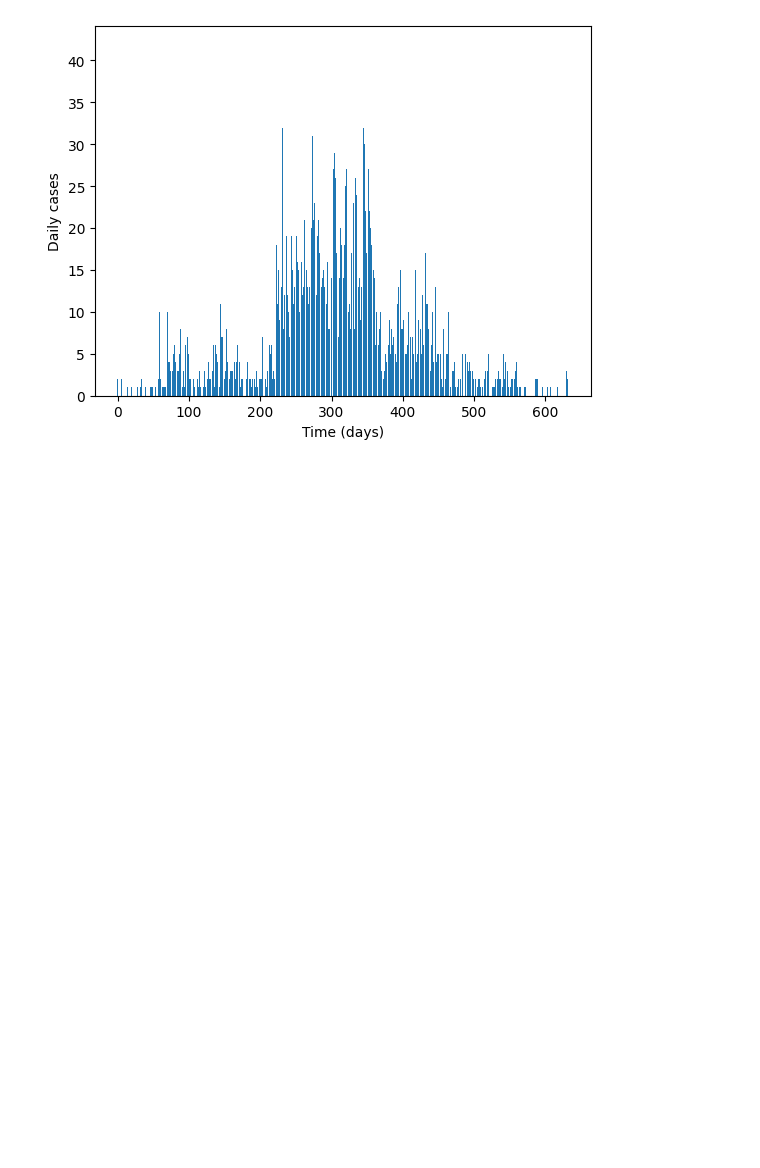
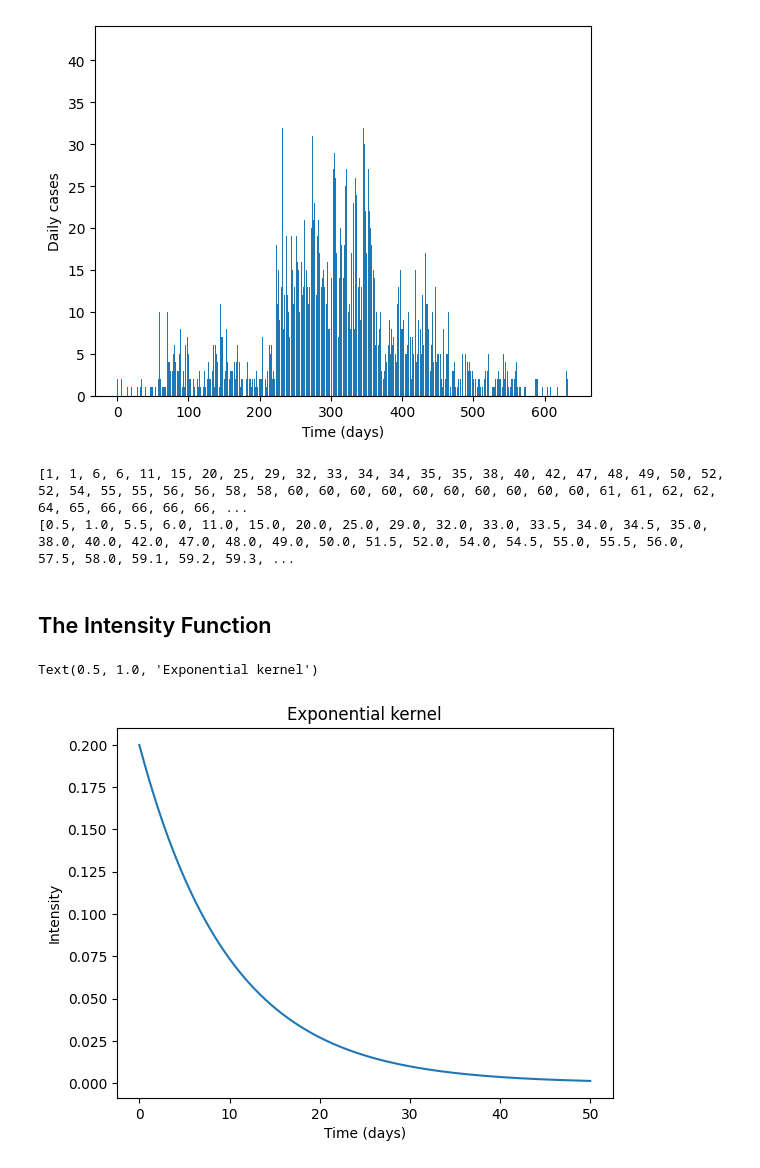
Before and after one commit to FormulaRabbit81/Group_Disease_2.0, a Jupyter notebook: Rough/Alex/ebola.ipynb, the cells around one changed output. Drawn from its saved outputs; the diff is of its cells as text; code cells hidden in the pictures; blank space fills up the shorter version.

Commit message:
intensity function

```diff
--- a/Rough/Alex/ebola.ipynb
+++ b/Rough/Alex/ebola.ipynb
@@ -72,0 +92,11 @@ daily_frequency(date_nums_guinea)
+# %%
+observed_guinea = distribute(date_nums_guinea)
+observed_liberia = distribute(date_nums_liberia)
+observed_sierra = distribute(date_nums_sierra)
+print(date_nums_guinea)
+print(observed_guinea)
+# %% [output]
+[1, 1, 6, 6, 11, 15, 20, 25, 29, 32, 33, 34, 34, 35, 35, 38, 40, 42, 47, 48, 49, 50, 52, 52, 54, 55, 55, 56, 56, 58, 58, 60, 60, 60, 60, 60, 60, 60, 60, 60, 60, 61, 61, 62, 62, 64, 65, 66, 66, 66, 66, ...
+[0.5, 1.0, 5.5, 6.0, 11.0, 15.0, 20.0, 25.0, 29.0, 32.0, 33.0, 33.5, 34.0, 34.5, 35.0, 38.0, 40.0, 42.0, 47.0, 48.0, 49.0, 50.0, 51.5, 52.0, 54.0, 54.5, 55.0, 55.5, 56.0, 57.5, 58.0, 59.1, 59.2, 59.3, ...
+# %% [markdown]
+## The Intensity Function
@@ -72,0 +132,22 @@ daily_frequency(date_nums_guinea)
+# %%
+def exponential_kernel(t, t_i, alpha, delta):
+    return alpha*np.exp(-delta*(t-(t_i)))
+
+def self_exciting_term(t, history, alpha, delta, dep=50):
+    phi_sum = 0
+    for t_i in history_n(t, history, dep):
+        phi_sum += exponential_kernel(t, t_i, alpha, delta)
+    return phi_sum
+
+def intensity(t, history, alpha, delta, mu, dep=50):
+    return mu + self_exciting_term(t, history, alpha, delta, dep)
+# %%
+time50 = np.linspace(0,50,10000)
+kernel_intensity = [exponential_kernel(t, 0, 0.2, 0.1) for t in time50]
+plt.plot(time50, kernel_intensity)
+plt.xlabel("Time (days)")
+plt.ylabel("Intensity")
+plt.title("Exponential kernel")
+# %% [output]
+Text(0.5, 1.0, 'Exponential kernel')
+[figure, added]
```
Also changed, not shown: parts of 7 cells of this notebook.
